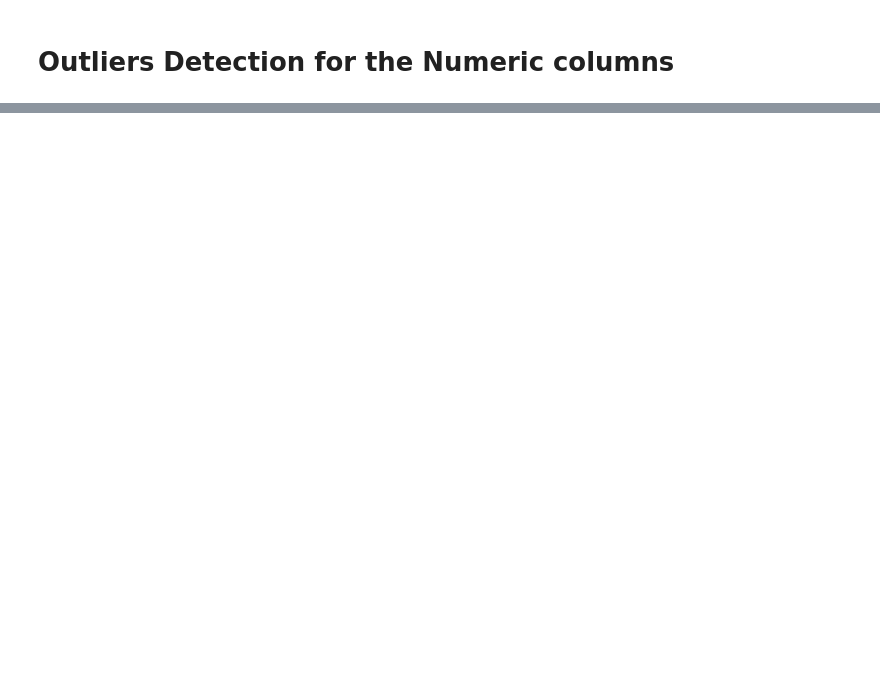
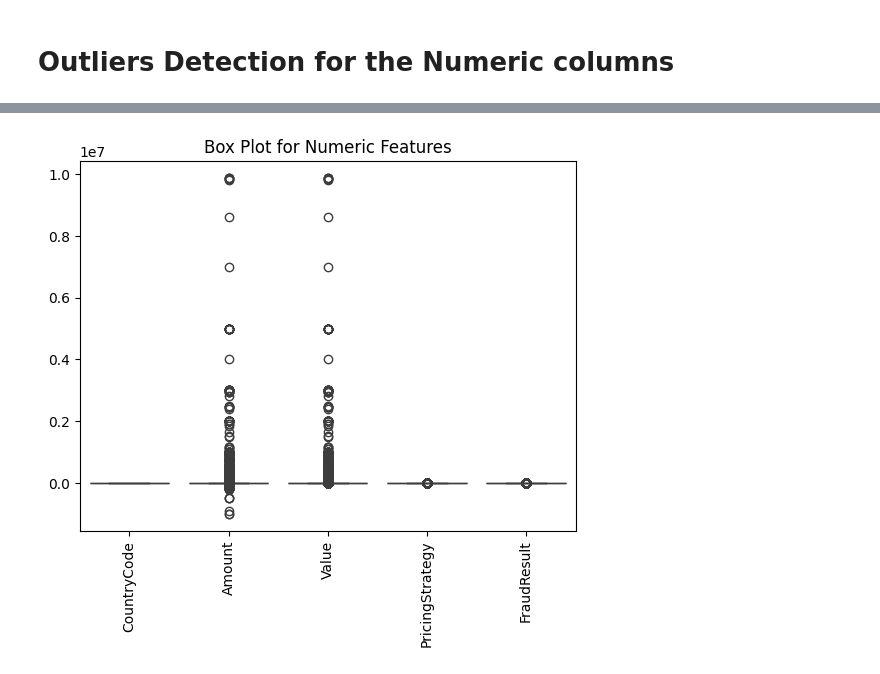
Before and after one commit to Bereket-07/Credit-Scoring-Model, a Jupyter notebook: notebooks/ExploratoryDataAnalysis.ipynb, the cells around one changed output, grey strips where cells are left out. Drawn from its saved outputs; the diff is of its cells as text; code cells hidden in the pictures; blank space fills up the shorter version.

```diff
--- a/notebooks/ExploratoryDataAnalysis.ipynb
+++ b/notebooks/ExploratoryDataAnalysis.ipynb
@@ -79,2 +126,5 @@ eda.distribution_of_catagorical_features(data)
 # %% [markdown]
 # Outliers Detection for the Numeric columns
+# %%
+eda.outlier_detection_for_numeric_cols(data)
+# %% [output]
@@ -80,0 +132 @@ eda.distribution_of_catagorical_features(data)
+[figure, added]
```
Also changed, not shown: parts of 9 cells of this notebook, 5 other files.
